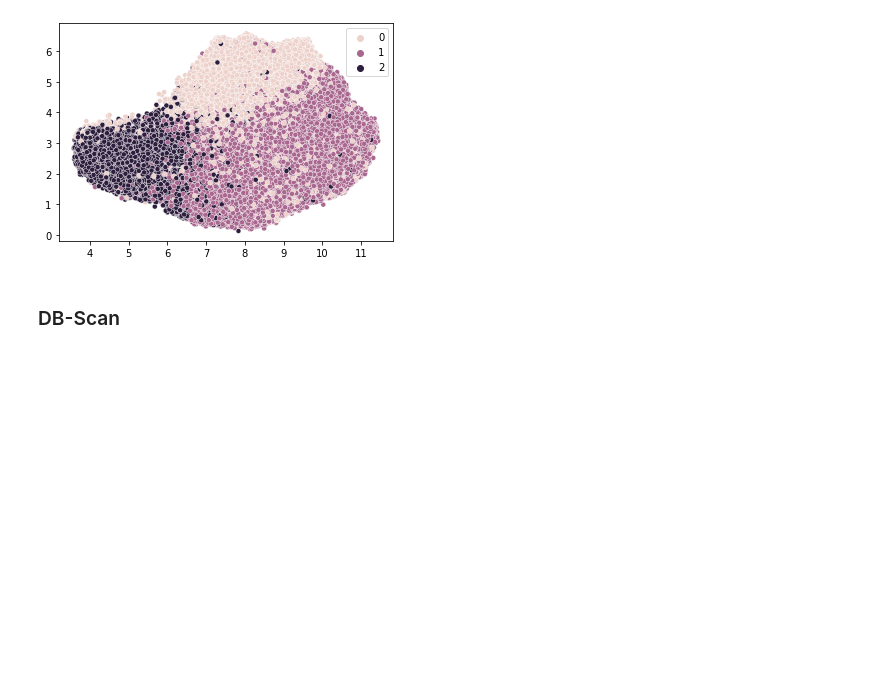
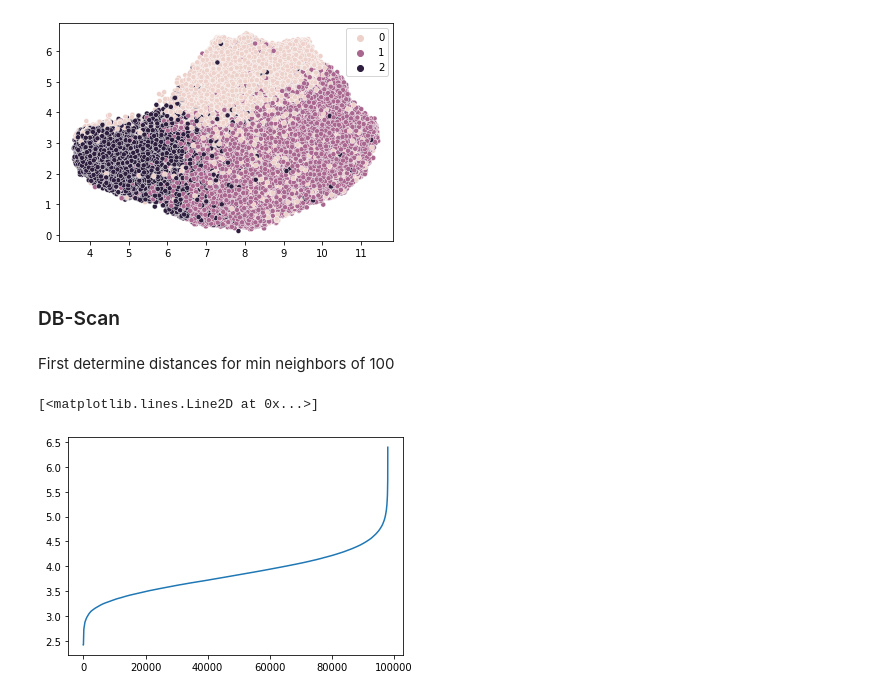
Before and after one commit to ErykWalter/tabular-playground-series, a Jupyter notebook: src/test.ipynb, the cells around one changed output. Cells and saved outputs as stored; diff of their text form; code cells hidden in the pictures; blank space fills up the shorter version.

```diff
--- a/src/test.ipynb
+++ b/src/test.ipynb
@@ -243,3 +224,18 @@ sns.scatterplot(X_umap, x=X_umap[:,0], y=X_umap[:,1],hue=kmeans.labels_, s=25)
 [figure]
 # %% [markdown]
 ### DB-Scan
+# %% [markdown]
+First determine distances for min neighbors of 100
+# %%
+from sklearn.neighbors import NearestNeighbors
+
+neighbors = NearestNeighbors(n_neighbors=100)
+neighbors_fit = neighbors.fit(data_norm)
+distances, indices = neighbors_fit.kneighbors(data_norm)
+# %%
+distances = np.sort(distances, axis=0)
+distances = distances[:,1]
+plt.plot(distances)
+# %% [output]
+[<matplotlib.lines.Line2D at 0x...>]
+[figure, added]
```
Also changed, not shown: parts of 3 cells of this notebook.
